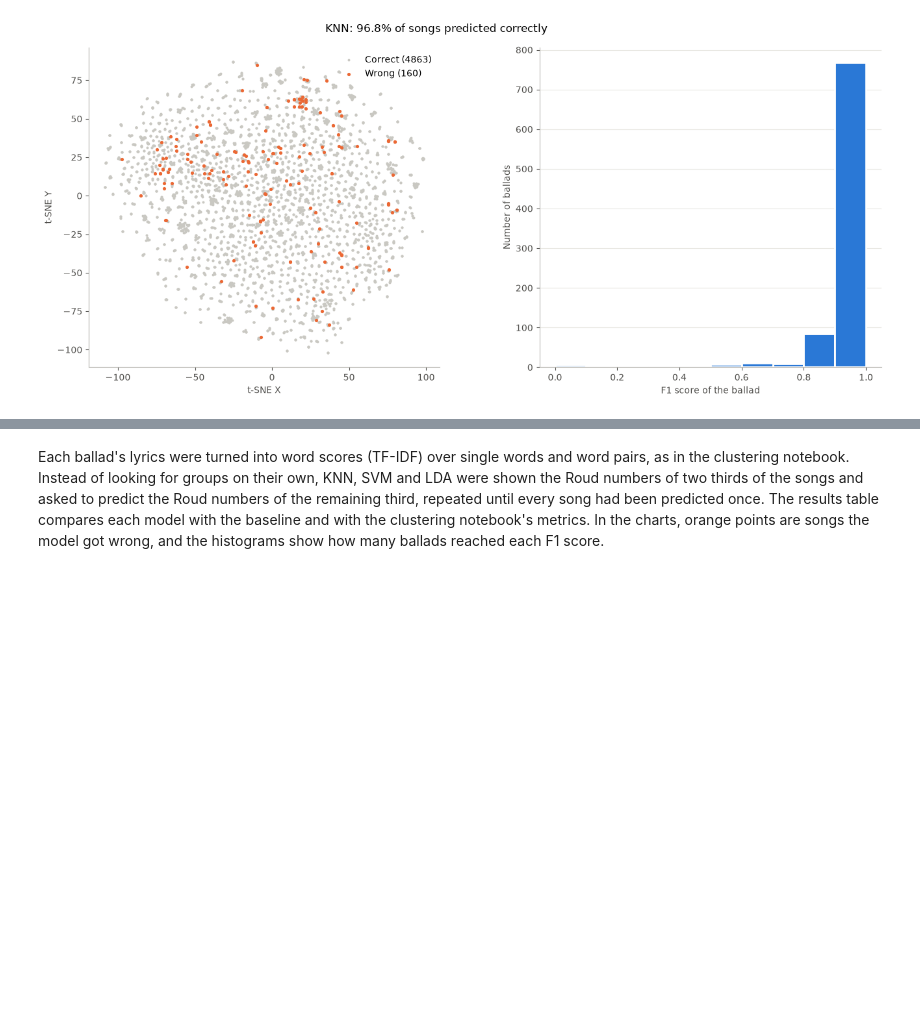
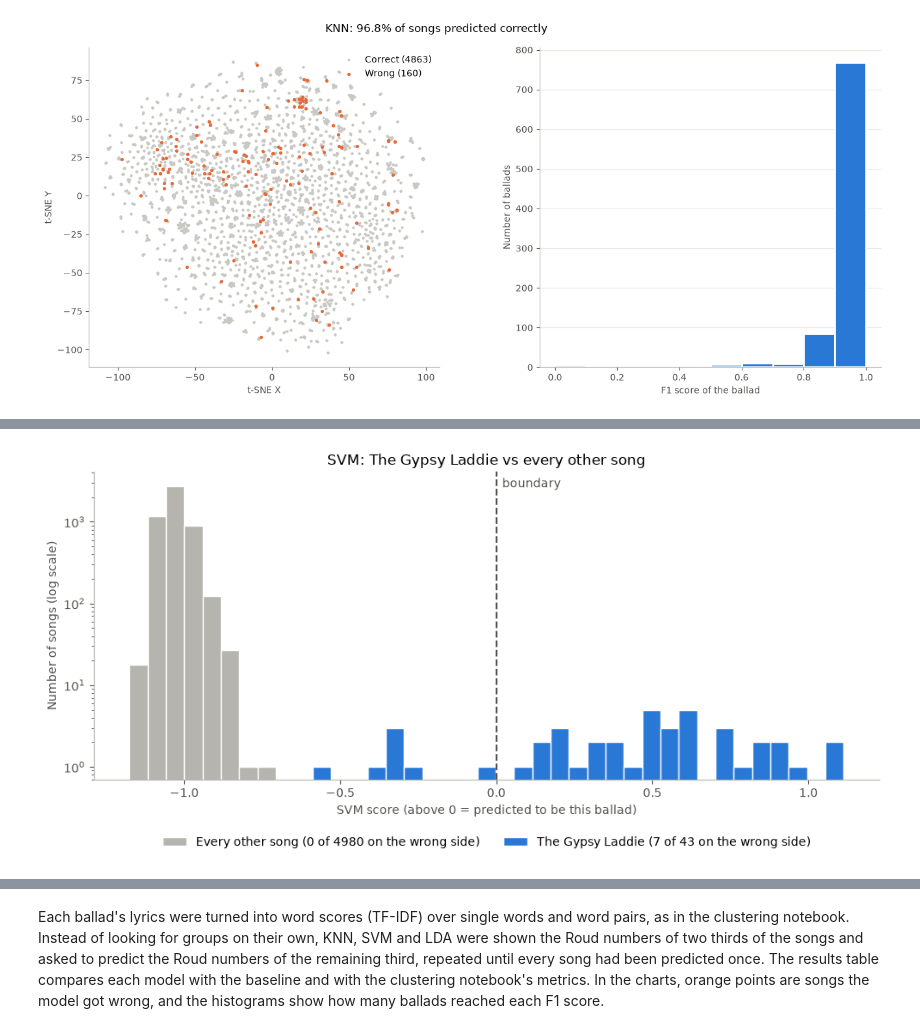
Before and after one commit to JonahThiele/CSC705Project, a Jupyter notebook: tfidf_classifiers.ipynb, the cells around one changed output, grey strips where cells are left out. Saved outputs shown, nothing was run; the diff lists cells and outputs as text; code cells hidden in the pictures; blank space fills up the shorter version.

```diff
--- a/tfidf_classifiers.ipynb
+++ b/tfidf_classifiers.ipynb
@@ -215,0 +328,40 @@ plt.show()
+# %%
+# SVM chart: the SVM above trains one "this ballad or not" boundary per ballad. Here we train just one of those,
+# for the largest ballad. Each song's score comes from a model that didn't see that song
+chosen_ballad = top_10_ballads[0]
+svm_one_ballad = make_pipeline(TfidfVectorizer(**tfidf_params), LinearSVC(random_state=SEED))
+svm_scores = cross_val_predict(svm_one_ballad, lyrics, roud == chosen_ballad, cv=folds, method="decision_function")
+
+is_chosen_ballad = roud == chosen_ballad
+chosen_scores = svm_scores[is_chosen_ballad]
+other_scores = svm_scores[~is_chosen_ballad]
+
+# Count the songs that ended up on the wrong side of the boundary
+chosen_wrong_side = (chosen_scores < 0).sum()
+other_wrong_side = (other_scores > 0).sum()
+
+# Both groups use the same bins so their bars line up.
+# The y axis is logarithmic because the other songs far outnumber this ballad's songs.
+bins = np.linspace(svm_scores.min(), svm_scores.max(), 40)
+
+fig, ax = plt.subplots(figsize=(10, 5))
+ax.hist(other_scores, bins=bins, color="#b5b4ae", edgecolor="white", linewidth=1,
+        label=f"Every other song ({other_wrong_side} of {len(other_scores)} on the wrong side)")
+ax.hist(chosen_scores, bins=bins, color="#2a78d6", edgecolor="white", linewidth=1,
+        label=f"{ballad_names[chosen_ballad]} ({chosen_wrong_side} of {len(chosen_scores)} on the wrong side)")
+ax.axvline(0, color="#52514e", linestyle="--", linewidth=1.5)
+ax.annotate("boundary", xy=(0, 1), xycoords=("data", "axes fraction"), xytext=(5, -5),
+            textcoords="offset points", va="top", color="#52514e")
+
+ax.set_yscale("log")
+ax.set_ylim(bottom=0.7)
+ax.set_title(f"SVM: {ballad_names[chosen_ballad]} vs every other song")
+ax.set_xlabel("SVM score (above 0 = predicted to be this ballad)")
+ax.set_ylabel("Number of songs (log scale)")
+ax.legend(frameon=False, loc="upper center", bbox_to_anchor=(0.5, -0.15), ncols=2)
+
+fig.tight_layout()
+fig.savefig("ballad_svm_scores.png", dpi=200)
+plt.show()
+# %% [output]
+[figure, added]
```
Also changed, not shown: parts of 13 cells of this notebook, 1 other file.
